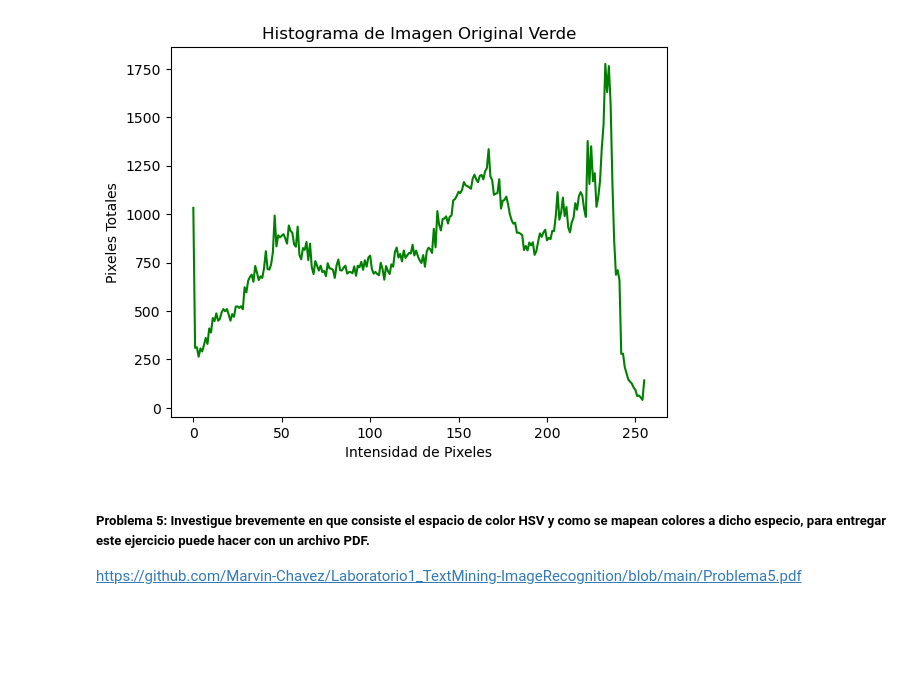
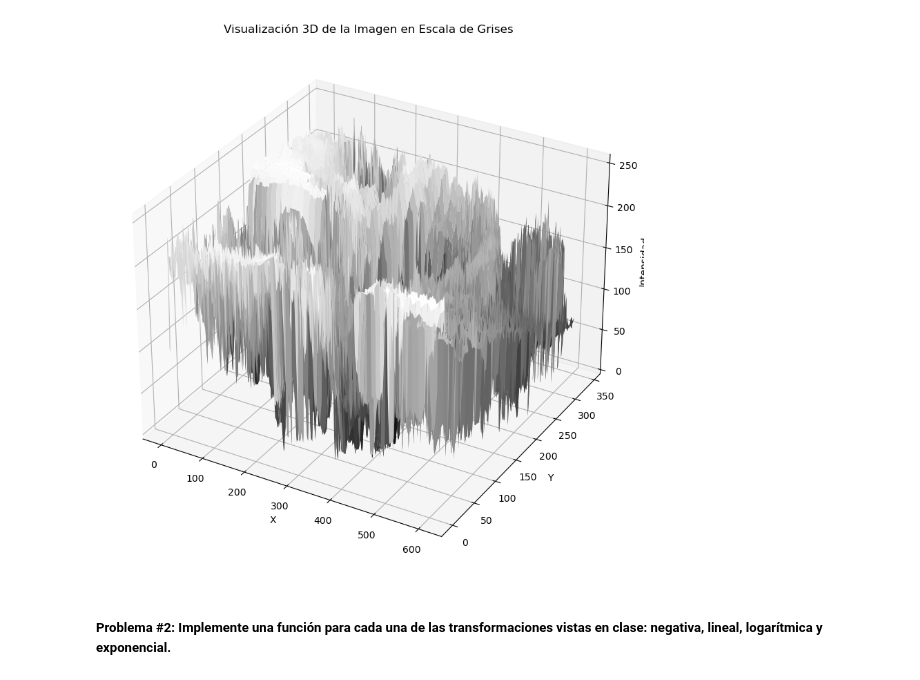
Before and after one commit to Marvin-Chavez/Laboratorio2-Operaciones-y-Transformaciones-de-Imagenes, a Jupyter notebook: Laboratorio2.ipynb, the cells around one changed output. Cells and saved outputs as stored; diff of their text form; code cells hidden in the pictures; blank space fills up the shorter version.

```diff
--- a/Laboratorio2.ipynb
+++ b/Laboratorio2.ipynb
@@ -287,15 +13,31 @@ plt.show()
-# %%
-#### Comparacion con cv2
-strimg = "Problema3.jpg"
-img = cv2.imread(strimg, cv2.IMREAD_COLOR)
-hist1 = cv2.calcHist( [img], [1], None, [256], [0, 256])
-plt.plot(hist1, color="green")
-plt.xlabel("Intensidad de Pixeles")
-plt.ylabel("Pixeles Totales")
-plt.title("Histograma de Imagen Original Verde")
-plt.show()
-# %% [output]
-[figure, removed]
-# %% [markdown]
-##### Problema 5: Investigue brevemente en que consiste el espacio de color HSV y como se mapean colores a dicho especio, para entregar este ejercicio puede hacer con un archivo PDF.
-https://github.com/Marvin-Chavez/Laboratorio1_TextMining-ImageRecognition/blob/main/Problema5.pdf
+# %%
+def visualize_3D_image(img):
+
+    x = np.linspace(0, img.shape[1]-1, img.shape[1])
+    y = np.linspace(0, img.shape[0]-1, img.shape[0])
+    x, y = np.meshgrid(x, y)
+
+
+    fig = plt.figure(figsize=(10, 10))
+    ax = fig.add_subplot(111, projection='3d')
+
+
+    ax.plot_surface(x, y, img, cmap='gray')
+
+
+    ax.set_xlabel('X')
+    ax.set_ylabel('Y')
+    ax.set_zlabel('Intensidad')
+    ax.set_title('Visualización 3D de la Imagen en Escala de Grises')
+
+
+    plt.show()
+# %%
+img = cv2.imread("perro.jpg", cv2.IMREAD_GRAYSCALE)
+
+
+visualize_3D_image(img)
+# %% [output]
+[figure, added]
+# %% [markdown]
+##### Problema #2: Implemente una función para cada una de las transformaciones vistas en clase: negativa, lineal, logarítmica y exponencial.
```
Also changed, not shown: parts of 24 cells of this notebook, 1 other file.
